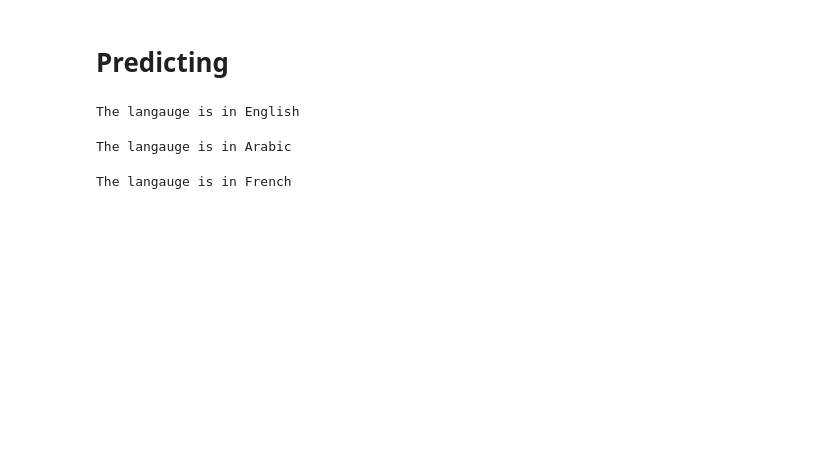
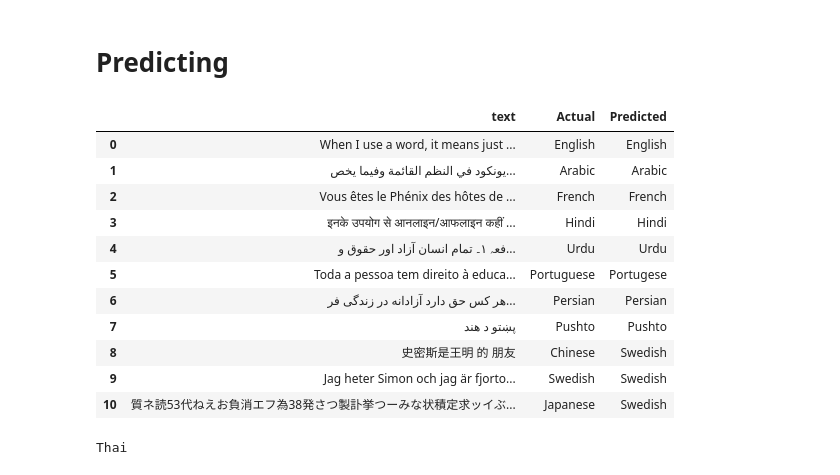
Before and after one commit to ps1854/Language-Detector-AI-ML, a Jupyter notebook: Language_Predictor.ipynb, the cells around one changed output. Drawn from its saved outputs; the diff is of its cells as text; code cells hidden in the pictures; blank space fills up the shorter version.

Commit message:
Add inputs

```diff
--- a/Language_Predictor.ipynb
+++ b/Language_Predictor.ipynb
@@ -211,16 +219,34 @@ def predict(text):
      x = cv.transform([text]).toarray() # converting text to bag of words model (Vector)
      lang = model.predict(x) # predicting the language
      lang = le.inverse_transform(lang) # finding the language corresponding the the predicted value
-     print("The langauge is in",lang[0])
+     return lang[0]
-# %%
-predict("Click on the orange text in the table to the right")
-# %% [output]
-The langauge is in English
-# %%
-predict("فهو يتحدّث بلغة يونيكود. تسجّل الآن لحضور المؤتمر الدولي")
-# %% [output]
-The langauge is in Arabic
-# %%
-predict("Maître Corbeau, sur un arbre perché")
-# %% [output]
-The langauge is in French
+# %%
+data = []
+with open("inputs.txt") as f:
+    for line in f:
+        line = line.split('-')
+        lang = line[0].strip()
+        text = line[1].strip()
+        data.append([text, lang, predict(text)])
+
+df = pd.DataFrame(data, columns=['text', 'Actual', 'Predicted'])
+df
+# %% [output]
+|  | text | Actual | Predicted |
+| 0 | When I use a word, it means just ... | English | English |
+| 1 | يونكود في النظم القائمة وفيما يخص... | Arabic | Arabic |
+| 2 | Vous êtes le Phénix des hôtes de ... | French | French |
+| 3 | इनके उपयोग से आनलाइन/आफलाइन कहीं ... | Hindi | Hindi |
+| 4 | فعہ ۱۔ تمام انسان آزاد اور حقوق و... | Urdu | Urdu |
+| 5 | Toda a pessoa tem direito à educa... | Portuguese | Portugese |
+| 6 | هر کس حق دارد آزادانه در زندگی فر... | Persian | Persian |
+| 7 | پښتو د هند | Pushto | Pushto |
+| 8 | 史密斯是王明 的 朋友 | Chinese | Swedish |
+| 9 | Jag heter Simon och jag är fjorto... | Swedish | Swedish |
+| 10 | 質ネ読53代ねえお負消エフ為38発さつ製訃挙つーみな状積定求ッイぶ... | Japanese | Swedish |
+# %%
+# บรรทัดฐานภาษาไทย เล่ม๑, หนังสืออุเทศภาษาไทย, ชุด บรรทัดฐาน” สถาบันภาษาไทย, กรมวิชาการ, กระทรวงศุกษาธิการ
+txt = input("Enter a sentence: ")
+print(predict(txt))
+# %% [output]
+Thai
```
Also changed, not shown: parts of 3 cells of this notebook, 1 other file.
